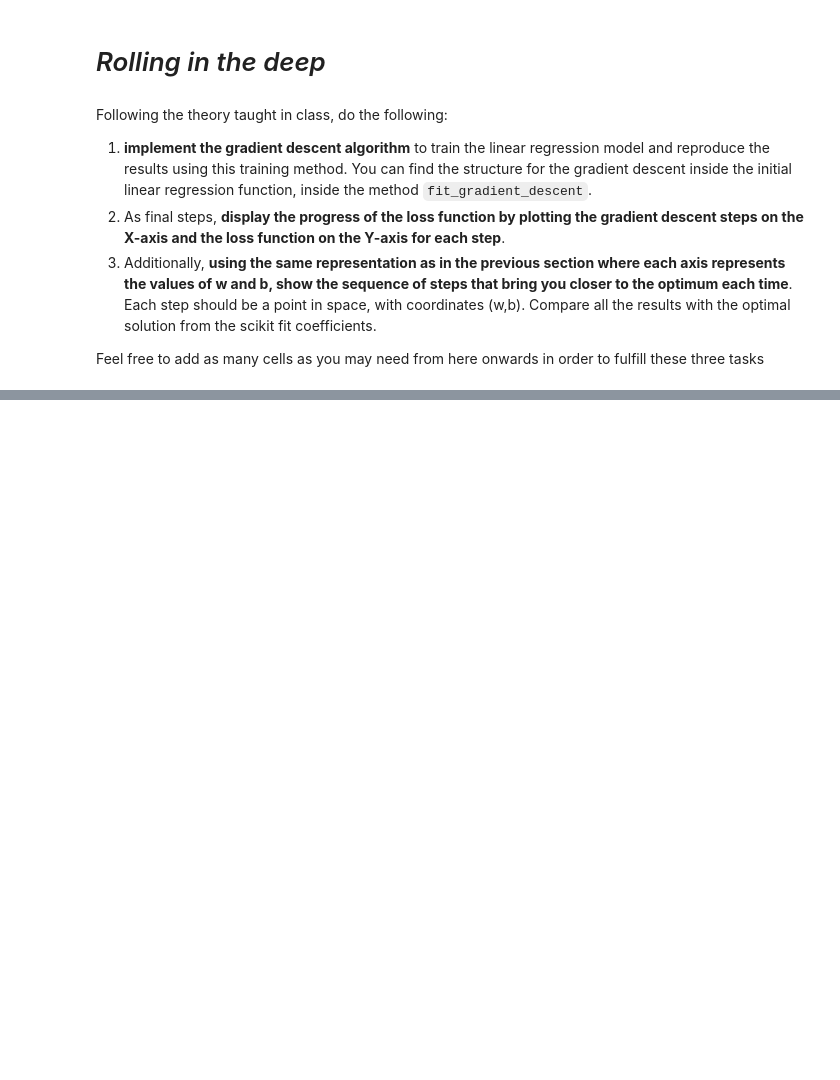
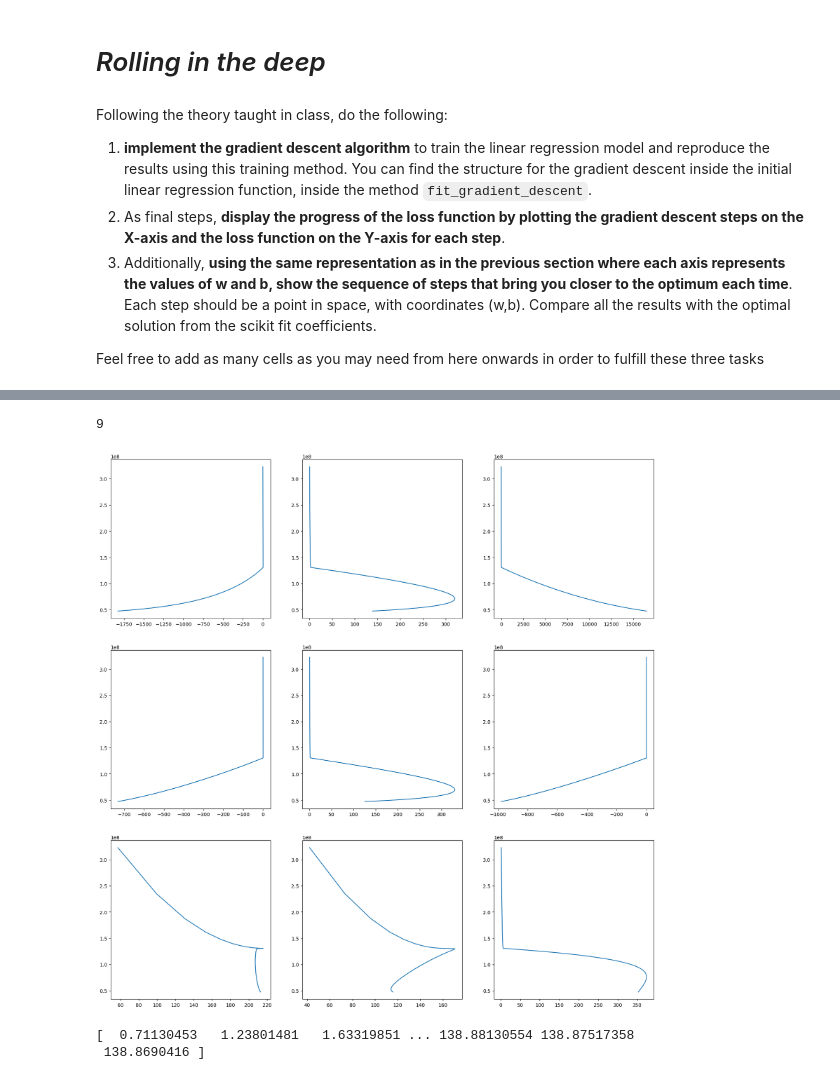
Before and after one commit to ICAI-IMAT-ML/p2-4-prialgon, a Jupyter notebook: notebook/Lab_2_4_LR2.ipynb, the cells around one changed output, grey strips where cells are left out. Cells and saved outputs as stored; diff of their text form; code cells hidden in the pictures; blank space fills up the shorter version.

```diff
--- a/notebook/Lab_2_4_LR2.ipynb
+++ b/notebook/Lab_2_4_LR2.ipynb
@@ -401,0 +408,14 @@ plt.plot(history[1], history[2]) # FINISH THIS
+# %%
+plt.figure(figsize=(20, 20))
+h = np.array(h)
+print(len(h[0]))
+for i in range(len(h[0])):
+    plt.subplot(3, 3, i+1)
+    plt.plot(h[:, i], h_mse)
+plt.show()
+print(h[:,1])
+# %% [output]
+9
+[figure, added]
+[  0.71130453   1.23801481   1.63319851 ... 138.88130554 138.87517358
+ 138.8690416 ]
```
Also changed, not shown: parts of 4 cells of this notebook, 1 other file.
